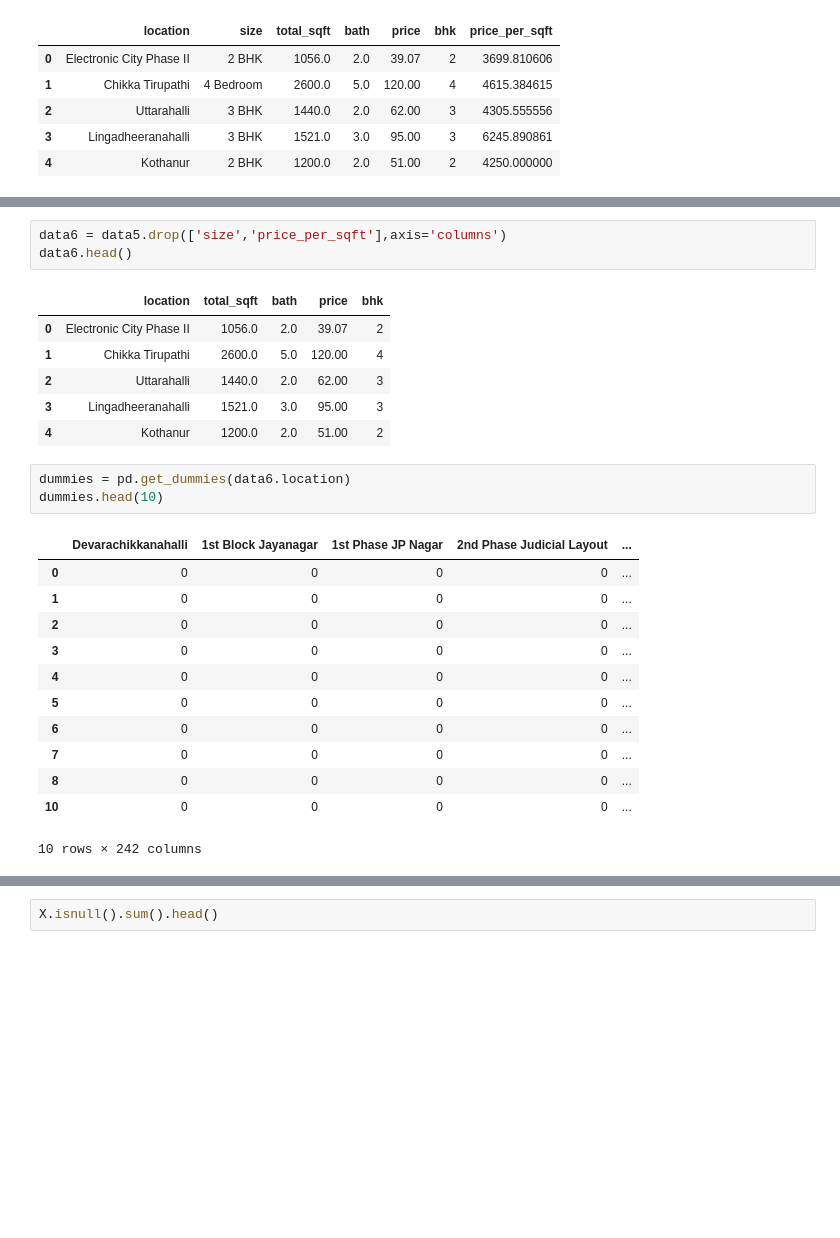
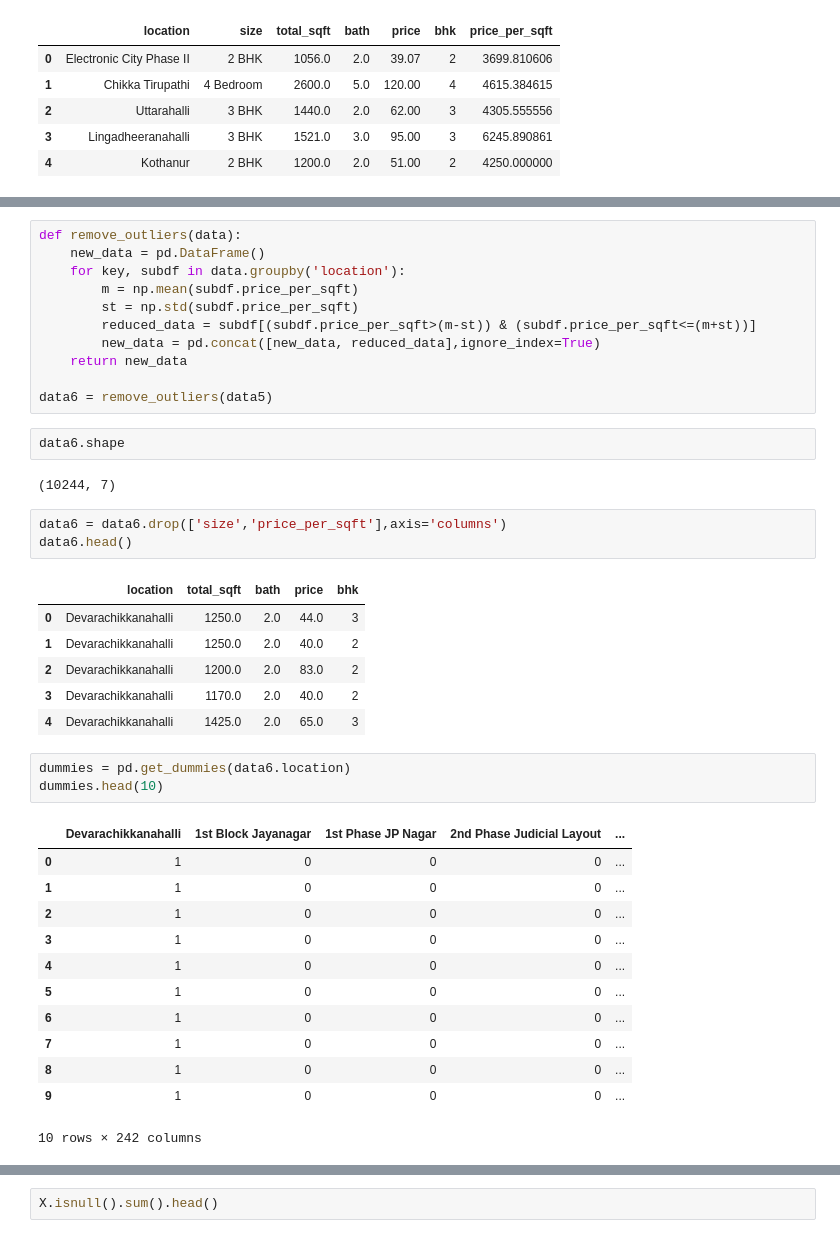
Before and after one commit to sagarbabalsure/Real-Estate-Price-Prediction, a Jupyter notebook: main-model.ipynb, the cells around one changed output, grey strips where cells are left out. Cells and saved outputs as stored; diff of their text form; blank space fills up the shorter version.

```diff
--- a/main-model.ipynb
+++ b/main-model.ipynb
@@ -306,28 +318,43 @@ data5.head()
+# %%
+def remove_outliers(data):
+    new_data = pd.DataFrame()
+    for key, subdf in data.groupby('location'):
+        m = np.mean(subdf.price_per_sqft)
+        st = np.std(subdf.price_per_sqft)
+        reduced_data = subdf[(subdf.price_per_sqft>(m-st)) & (subdf.price_per_sqft<=(m+st))]
+        new_data = pd.concat([new_data, reduced_data],ignore_index=True)
+    return new_data
+
+data6 = remove_outliers(data5)
+# %%
+data6.shape
+# %% [output]
+(10244, 7)
 # %%
-data6 = data5.drop(['size','price_per_sqft'],axis='columns')
+data6 = data6.drop(['size','price_per_sqft'],axis='columns')
 data6.head()
 # %% [output]
 |  | location | total_sqft | bath | price | bhk |
-| 0 | Electronic City Phase II | 1056.0 | 2.0 | 39.07 | 2 |
-| 1 | Chikka Tirupathi | 2600.0 | 5.0 | 120.00 | 4 |
-| 2 | Uttarahalli | 1440.0 | 2.0 | 62.00 | 3 |
-| 3 | Lingadheeranahalli | 1521.0 | 3.0 | 95.00 | 3 |
-| 4 | Kothanur | 1200.0 | 2.0 | 51.00 | 2 |
+| 0 | Devarachikkanahalli | 1250.0 | 2.0 | 44.0 | 3 |
+| 1 | Devarachikkanahalli | 1250.0 | 2.0 | 40.0 | 2 |
+| 2 | Devarachikkanahalli | 1200.0 | 2.0 | 83.0 | 2 |
+| 3 | Devarachikkanahalli | 1170.0 | 2.0 | 40.0 | 2 |
+| 4 | Devarachikkanahalli | 1425.0 | 2.0 | 65.0 | 3 |
 # %%
 dummies = pd.get_dummies(data6.location)
 dummies.head(10)
 # %% [output]
 |  | Devarachikkanahalli | 1st Block Jayanagar | 1st Phase JP Nagar | 2nd Phase Judicial Layout | ... |
-| 0 | 0 | 0 | 0 | 0 | ... |
-| 1 | 0 | 0 | 0 | 0 | ... |
-| 2 | 0 | 0 | 0 | 0 | ... |
-| 3 | 0 | 0 | 0 | 0 | ... |
-| 4 | 0 | 0 | 0 | 0 | ... |
-| 5 | 0 | 0 | 0 | 0 | ... |
-| 6 | 0 | 0 | 0 | 0 | ... |
-| 7 | 0 | 0 | 0 | 0 | ... |
-| 8 | 0 | 0 | 0 | 0 | ... |
-| 10 | 0 | 0 | 0 | 0 | ... |
+| 0 | 1 | 0 | 0 | 0 | ... |
+| 1 | 1 | 0 | 0 | 0 | ... |
+| 2 | 1 | 0 | 0 | 0 | ... |
+| 3 | 1 | 0 | 0 | 0 | ... |
+| 4 | 1 | 0 | 0 | 0 | ... |
+| 5 | 1 | 0 | 0 | 0 | ... |
+| 6 | 1 | 0 | 0 | 0 | ... |
+| 7 | 1 | 0 | 0 | 0 | ... |
+| 8 | 1 | 0 | 0 | 0 | ... |
+| 9 | 1 | 0 | 0 | 0 | ... |
 10 rows × 242 columns
 # %%
 data7 = pd.concat([data6,dummies.drop('Other',axis='columns')],axis='columns')
```
Also changed, not shown: parts of 9 cells of this notebook.
